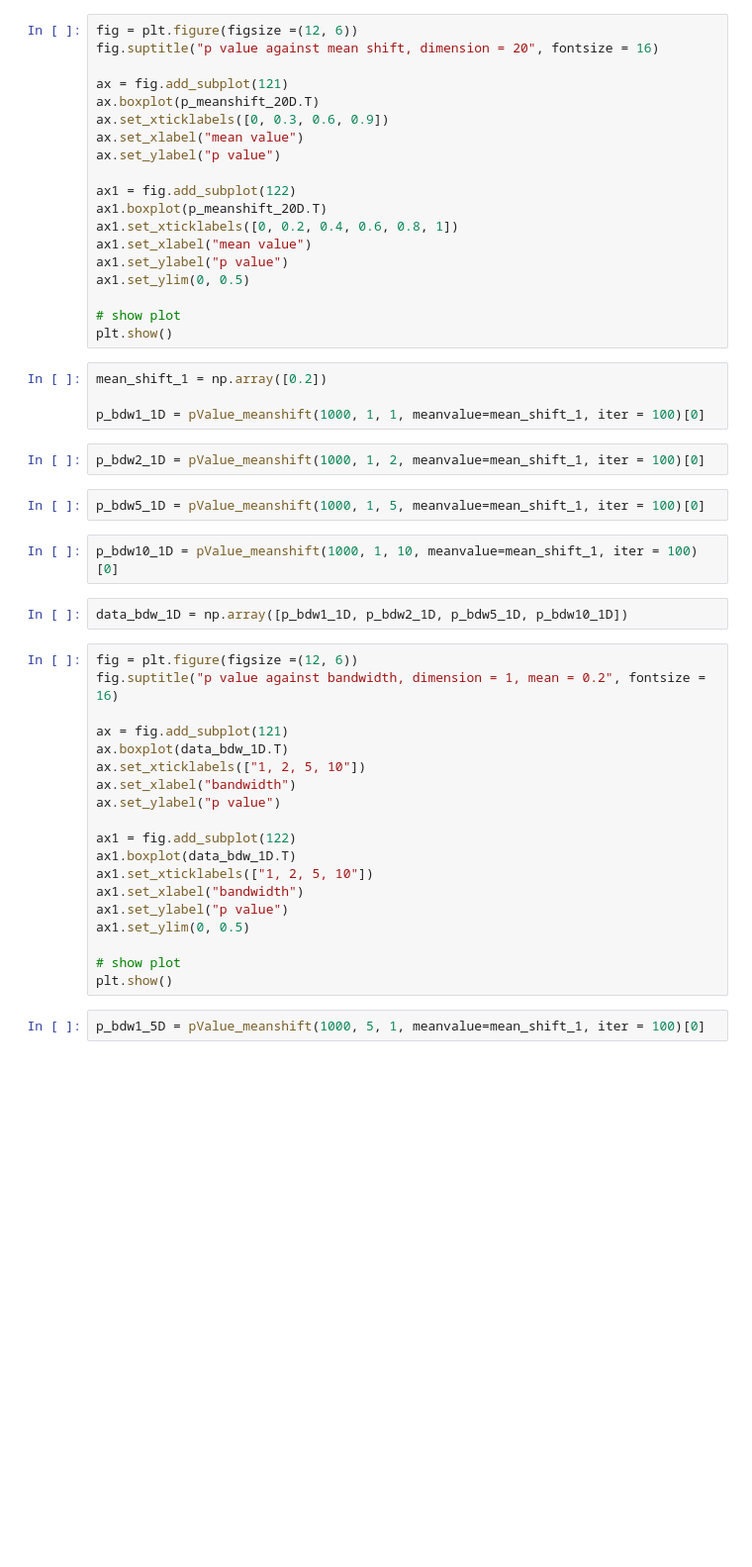
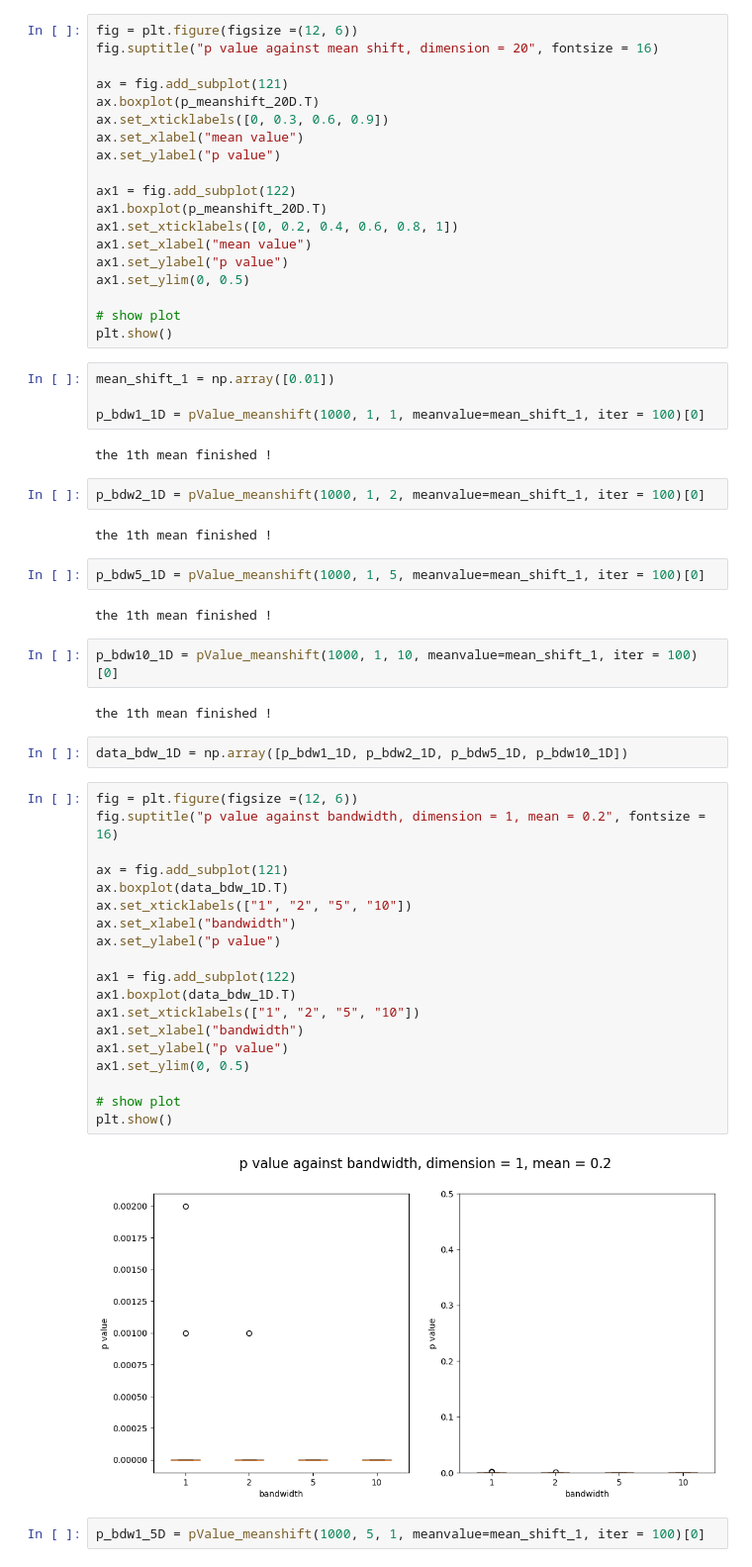
Before and after one commit to RuiziWu/M4Rproject, a Jupyter notebook: KSDsamplesize_061122.ipynb, the cells around one changed output. Shown: that part at 99% size. Saved outputs shown, nothing was run; the diff lists cells and outputs as text; blank space fills up the shorter version.

```diff
--- a/KSDsamplesize_061122.ipynb
+++ b/KSDsamplesize_061122.ipynb
@@ -217,36 +217,46 @@ ax1.set_ylim(0, 0.5)
 # show plot
 plt.show()
 # %%
-mean_shift_1 = np.array([0.2])
+mean_shift_1 = np.array([0.01])
 
 p_bdw1_1D = pValue_meanshift(1000, 1, 1, meanvalue=mean_shift_1, iter = 100)[0]
+# %% [output]
+the 1th mean finished !
 # %%
 p_bdw2_1D = pValue_meanshift(1000, 1, 2, meanvalue=mean_shift_1, iter = 100)[0]
+# %% [output]
+the 1th mean finished !
 # %%
 p_bdw5_1D = pValue_meanshift(1000, 1, 5, meanvalue=mean_shift_1, iter = 100)[0]
+# %% [output]
+the 1th mean finished !
 # %%
 p_bdw10_1D = pValue_meanshift(1000, 1, 10, meanvalue=mean_shift_1, iter = 100)[0]
+# %% [output]
+the 1th mean finished !
 # %%
 data_bdw_1D = np.array([p_bdw1_1D, p_bdw2_1D, p_bdw5_1D, p_bdw10_1D])
 # %%
 fig = plt.figure(figsize =(12, 6))
 fig.suptitle("p value against bandwidth, dimension = 1, mean = 0.2", fontsize = 16)
 
 ax = fig.add_subplot(121)
 ax.boxplot(data_bdw_1D.T)
-ax.set_xticklabels(["1, 2, 5, 10"])
+ax.set_xticklabels(["1", "2", "5", "10"])
 ax.set_xlabel("bandwidth")
 ax.set_ylabel("p value")
 
 ax1 = fig.add_subplot(122)
 ax1.boxplot(data_bdw_1D.T)
-ax1.set_xticklabels(["1, 2, 5, 10"])
+ax1.set_xticklabels(["1", "2", "5", "10"])
 ax1.set_xlabel("bandwidth")
 ax1.set_ylabel("p value")
 ax1.set_ylim(0, 0.5)
 
 # show plot
 plt.show()
+# %% [output]
+[figure, added]
 # %%
 p_bdw1_5D = pValue_meanshift(1000, 5, 1, meanvalue=mean_shift_1, iter = 100)[0]
 # %%
```
Also changed, not shown: parts of 1 cell of this notebook.
